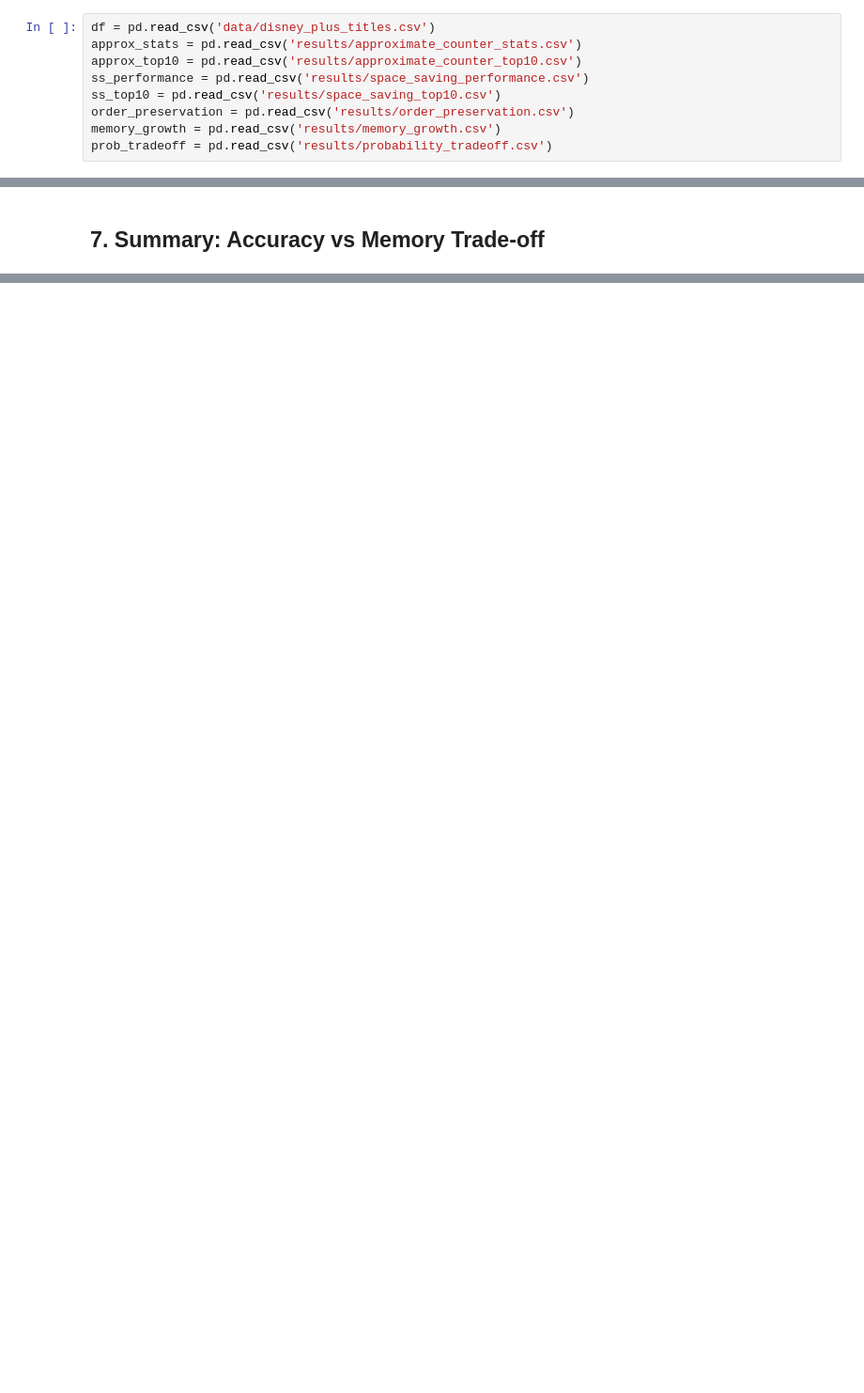
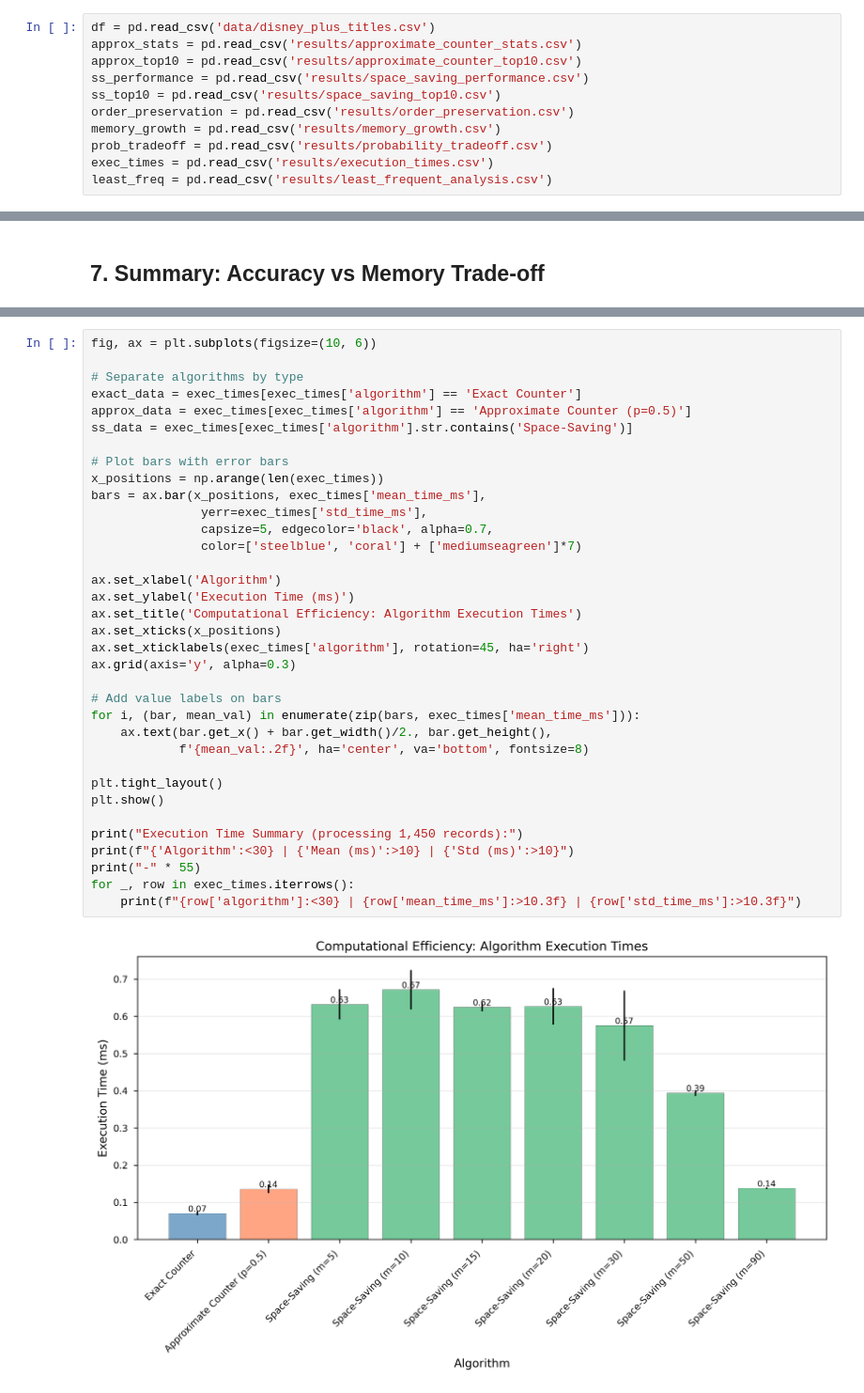
Before and after one commit to spraxx/data-stream-frequency-analysis, a Jupyter notebook: visualizations.ipynb, the cells around one changed output, grey strips where cells are left out. Shown at 94% size. Cells and saved outputs as stored; diff of their text form; blank space fills up the shorter version.

```diff
--- a/visualizations.ipynb
+++ b/visualizations.ipynb
@@ -29,6 +29,8 @@ ss_top10 = pd.read_csv('results/space_saving_top10.csv')
 order_preservation = pd.read_csv('results/order_preservation.csv')
 memory_growth = pd.read_csv('results/memory_growth.csv')
 prob_tradeoff = pd.read_csv('results/probability_tradeoff.csv')
+exec_times = pd.read_csv('results/execution_times.csv')
+least_freq = pd.read_csv('results/least_frequent_analysis.csv')
 # %% [markdown]
 ## 1. Release Year Distribution
 # %%
@@ -433,0 +435,37 @@ Error:
+# %%
+fig, ax = plt.subplots(figsize=(10, 6))
+
+# Separate algorithms by type
+exact_data = exec_times[exec_times['algorithm'] == 'Exact Counter']
+approx_data = exec_times[exec_times['algorithm'] == 'Approximate Counter (p=0.5)']
+ss_data = exec_times[exec_times['algorithm'].str.contains('Space-Saving')]
+
+# Plot bars with error bars
+x_positions = np.arange(len(exec_times))
+bars = ax.bar(x_positions, exec_times['mean_time_ms'],
+               yerr=exec_times['std_time_ms'],
+               capsize=5, edgecolor='black', alpha=0.7,
+               color=['steelblue', 'coral'] + ['mediumseagreen']*7)
+
+ax.set_xlabel('Algorithm')
+ax.set_ylabel('Execution Time (ms)')
+ax.set_title('Computational Efficiency: Algorithm Execution Times')
+ax.set_xticks(x_positions)
+ax.set_xticklabels(exec_times['algorithm'], rotation=45, ha='right')
+ax.grid(axis='y', alpha=0.3)
+
+# Add value labels on bars
+for i, (bar, mean_val) in enumerate(zip(bars, exec_times['mean_time_ms'])):
+    ax.text(bar.get_x() + bar.get_width()/2., bar.get_height(),
+            f'{mean_val:.2f}', ha='center', va='bottom', fontsize=8)
+
+plt.tight_layout()
+plt.show()
+
+print("Execution Time Summary (processing 1,450 records):")
+print(f"{'Algorithm':<30} | {'Mean (ms)':>10} | {'Std (ms)':>10}")
+print("-" * 55)
+for _, row in exec_times.iterrows():
+    print(f"{row['algorithm']:<30} | {row['mean_time_ms']:>10.3f} | {row['std_time_ms']:>10.3f}")
+# %% [output]
+[figure, added]
```
Also changed, not shown: parts of 19 cells of this notebook, 8 other files.
